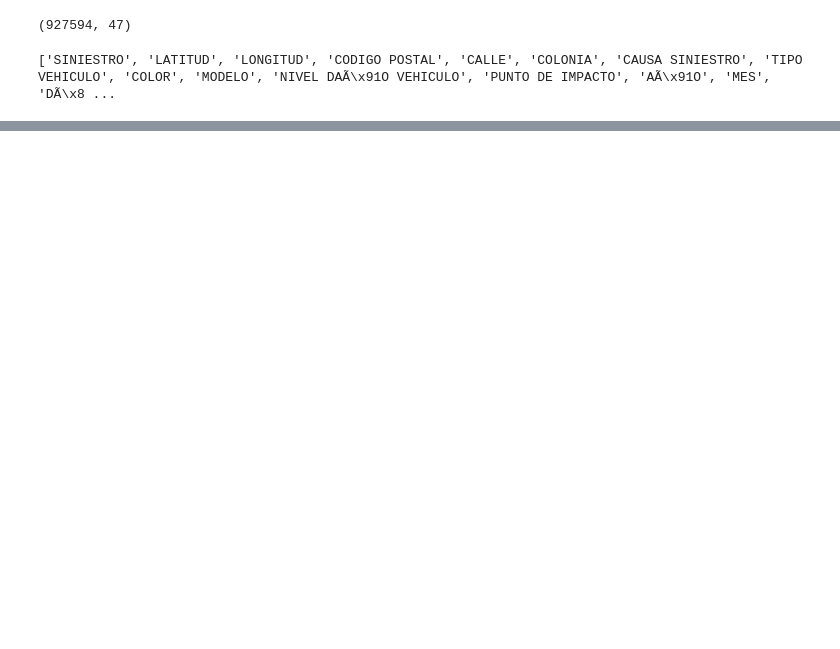
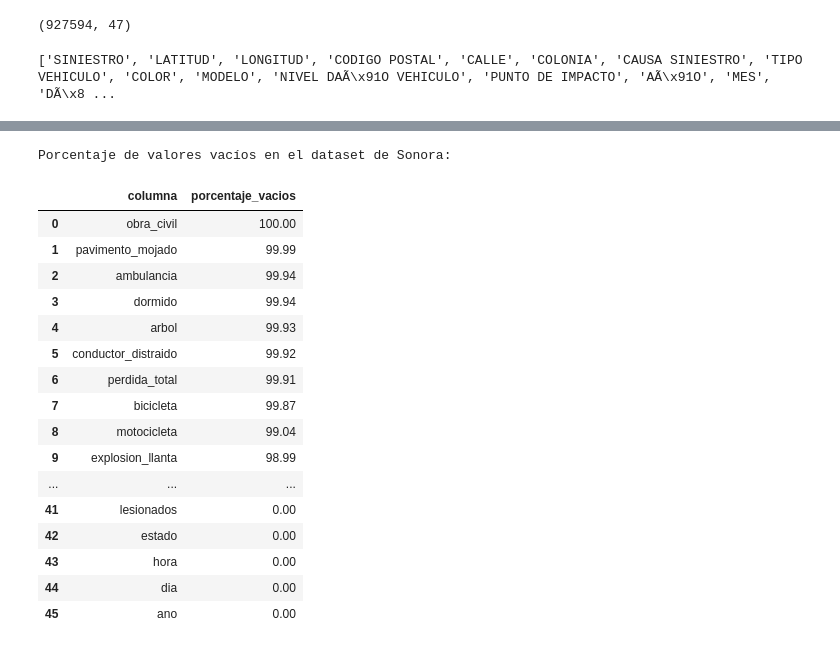
Before and after one commit to Mario-ACL/proyecto_ing_datos, a Jupyter notebook: notebooks/0.01-data-exploration-0.ipynb, the cells around one changed output, grey strips where cells are left out. Saved outputs shown, nothing was run; the diff lists cells and outputs as text; code cells hidden in the pictures; blank space fills up the shorter version.

Commit message:
Revison y lectura de Axa dataset

```diff
--- a/notebooks/0.01-data-exploration-0.ipynb
+++ b/notebooks/0.01-data-exploration-0.ipynb
@@ -145,0 +217,31 @@ Total de columnas limpias: 43
+# %%
+# Calcular porcentaje de valores vacíos por columna
+missing_percent = (
+    axa_sonora.isna().mean().sort_values(ascending=False) * 100
+).round(2)
+
+# Mostrar como DataFrame ordenado
+missing_df = missing_percent.reset_index()
+missing_df.columns = ["columna", "porcentaje_vacios"]
+
+print("Porcentaje de valores vacíos en el dataset de Sonora:")
+display(missing_df)
+# %% [output]
+Porcentaje de valores vacíos en el dataset de Sonora:
+|  | columna | porcentaje_vacios |
+| 0 | obra_civil | 100.00 |
+| 1 | pavimento_mojado | 99.99 |
+| 2 | ambulancia | 99.94 |
+| 3 | dormido | 99.94 |
+| 4 | arbol | 99.93 |
+| 5 | conductor_distraido | 99.92 |
+| 6 | perdida_total | 99.91 |
+| 7 | bicicleta | 99.87 |
+| 8 | motocicleta | 99.04 |
+| 9 | explosion_llanta | 98.99 |
+| ... | ... | ... |
+| 41 | lesionados | 0.00 |
+| 42 | estado | 0.00 |
+| 43 | hora | 0.00 |
+| 44 | dia | 0.00 |
+| 45 | ano | 0.00 |
```
Also changed, not shown: parts of 18 cells of this notebook.
